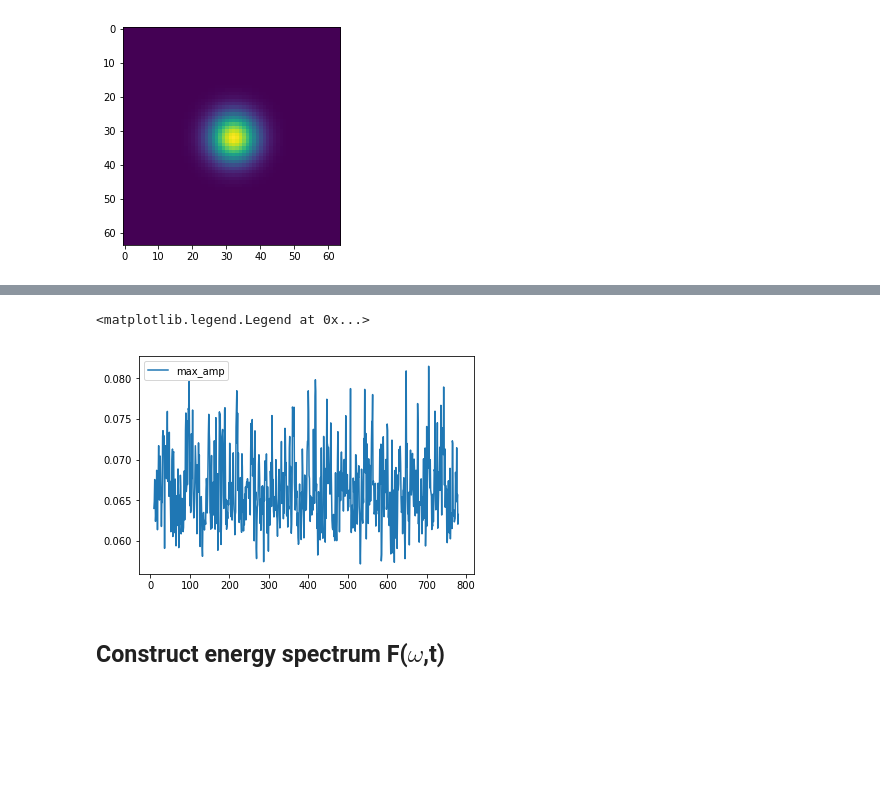
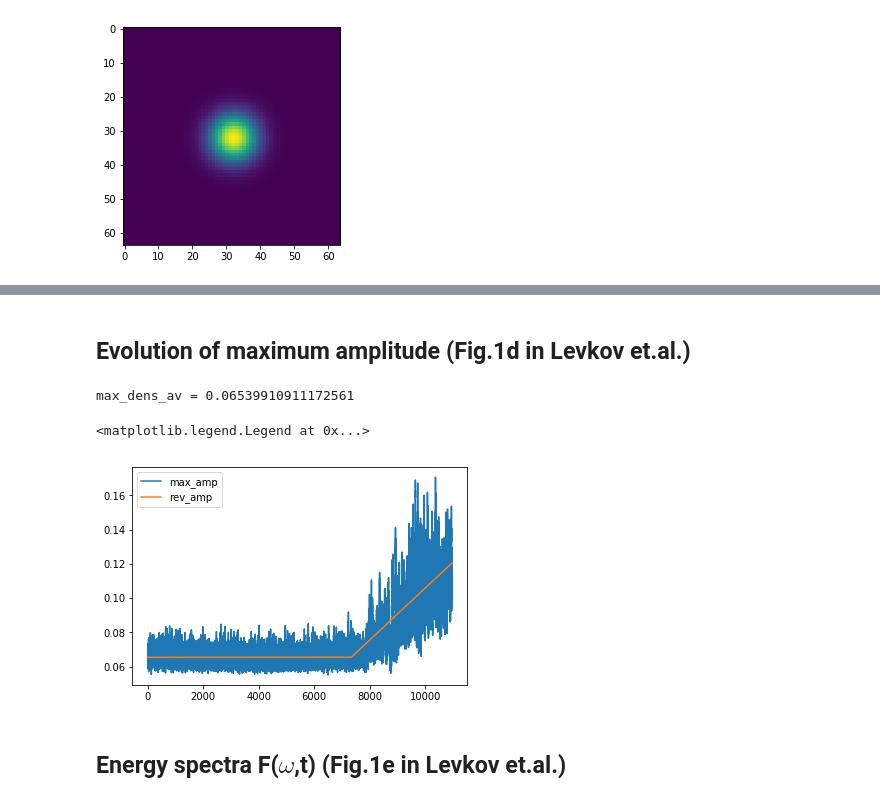
Before and after one commit to axionyx/axionyx_1.0, a Jupyter notebook: Exec/Test_FDM_condensation/Plotting.ipynb, the cells around one changed output, grey strips where cells are left out. Cells and saved outputs as stored; diff of their text form; code cells hidden in the pictures; blank space fills up the shorter version.

```diff
--- a/Exec/Test_FDM_condensation/Plotting.ipynb
+++ b/Exec/Test_FDM_condensation/Plotting.ipynb
@@ -85,8 +150,22 @@ plt.legend()
-# %%
-plt.plot(time,np.sqrt(max_dens),label='max_amp')
-plt.legend()
-# %% [output]
-<matplotlib.legend.Legend at 0x...>
-[figure, removed]
-# %% [markdown]
-## Construct energy spectrum F($\omega$,t)
+# %% [markdown]
+## Evolution of maximum amplitude (Fig.1d in Levkov et.al.)
+# %%
+#Note that Levkov et.al. found c=3. Is it c(n,L,...) ?
+c = 1.0/3.0
+
+#average maximum amplitude before condensation
+max_dens_av = sum(np.sqrt(max_dens[:14700]))/len(max_dens[:14700])
+print("max_dens_av =",max_dens_av)
+
+#analytic growth of maximum amplitude
+dens_rev = [np.piecewise(t, [t < tau_gr, t >= tau_gr], [max_dens_av, c**2*(t/tau_gr-1.0)+max_dens_av]) for t in time]
+
+plt.plot(time,np.sqrt(max_dens),label='max_amp')
+plt.plot(time,dens_rev,label='rev_amp')
+plt.legend()
+# %% [output]
+max_dens_av = 0.06539910911172561
+<matplotlib.legend.Legend at 0x...>
+[figure, added]
+# %% [markdown]
+## Energy spectra F($\omega$,t)     (Fig.1e in Levkov et.al.)
```
Also changed, not shown: parts of 18 cells of this notebook, 2 other files.
